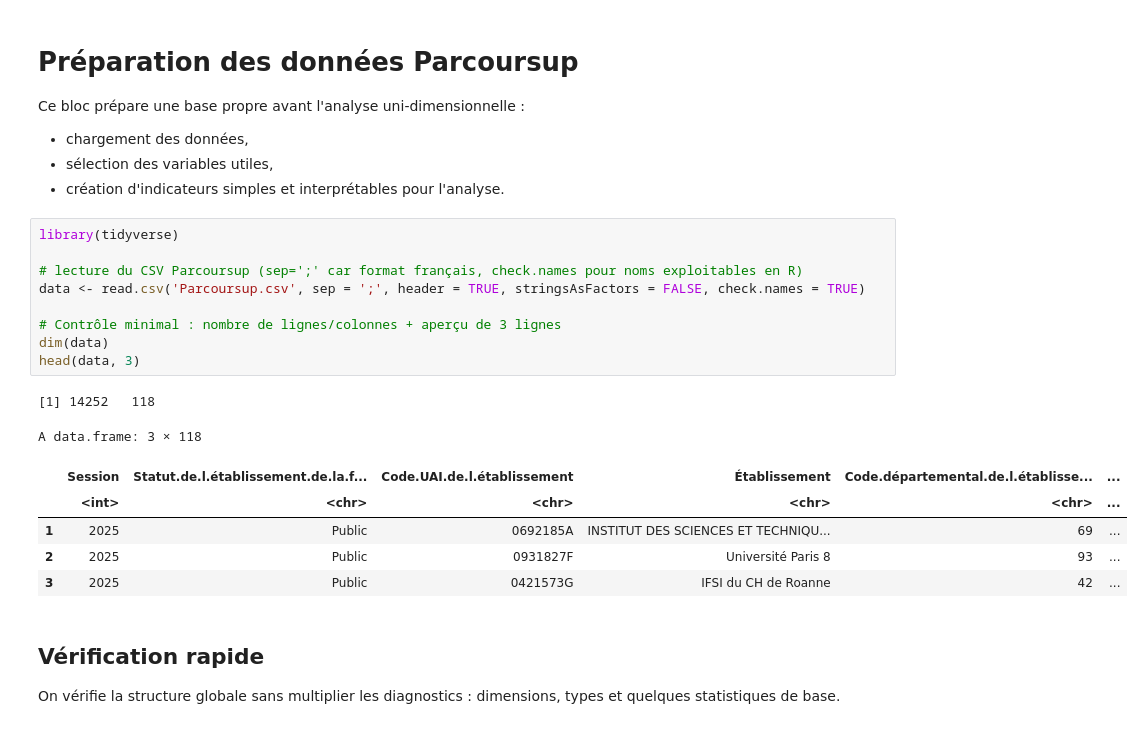
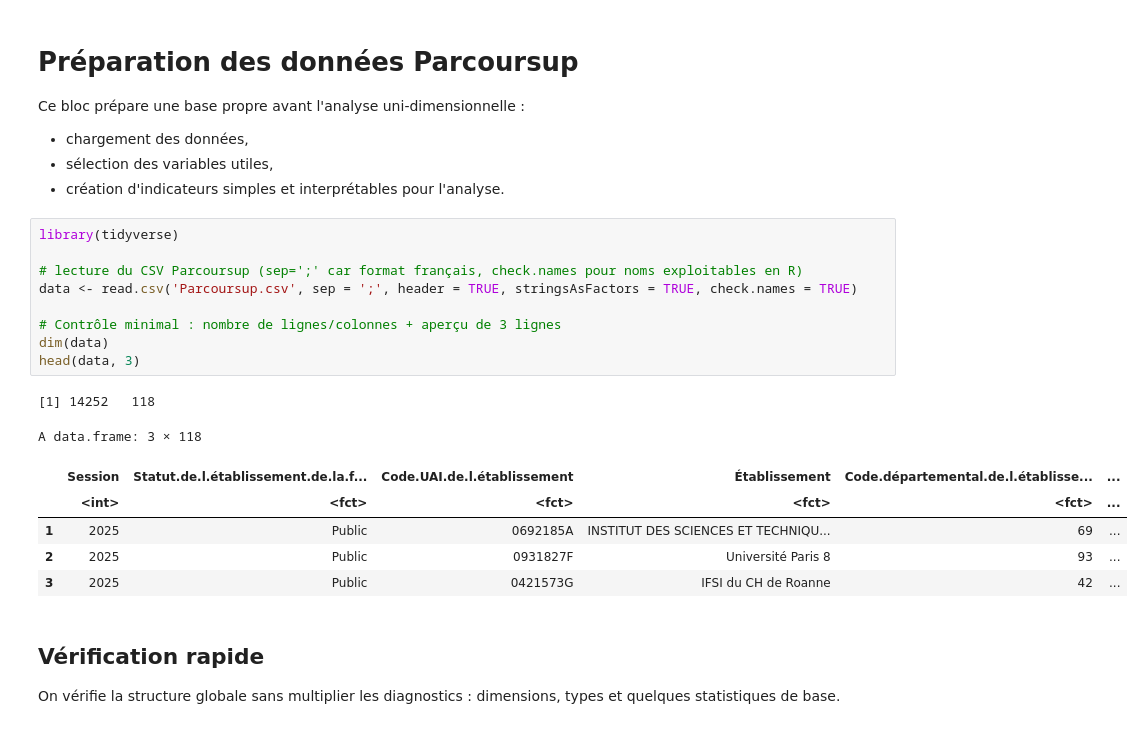
Before and after one commit to corentinbrand/Projet_analyse_de_donnees, a Jupyter notebook: brouillon.ipynb, the cells around one changed output. Cells and saved outputs as stored; diff of their text form.

```diff
--- a/brouillon.ipynb
+++ b/brouillon.ipynb
@@ -8,17 +8,17 @@ Ce bloc prépare une base propre avant l'analyse uni-dimensionnelle :
 # %%
 library(tidyverse)
 
 # lecture du CSV Parcoursup (sep=';' car format français, check.names pour noms exploitables en R)
-data <- read.csv('Parcoursup.csv', sep = ';', header = TRUE, stringsAsFactors = FALSE, check.names = TRUE)
+data <- read.csv('Parcoursup.csv', sep = ';', header = TRUE, stringsAsFactors = TRUE, check.names = TRUE)
 
 # Contrôle minimal : nombre de lignes/colonnes + aperçu de 3 lignes
 dim(data)
 head(data, 3)
 # %% [output]
 [1] 14252   118
 A data.frame: 3 × 118
 |  | Session | Statut.de.l.établissement.de.la.f... | Code.UAI.de.l.établissement | Établissement | Code.départemental.de.l.établisse... | ... |
-|  | <int> | <chr> | <chr> | <chr> | <chr> | ... |
+|  | <int> | <fct> | <fct> | <fct> | <fct> | ... |
 | 1 | 2025 | Public | 0692185A | INSTITUT DES SCIENCES ET TECHNIQU... | 69 | ... |
 | 2 | 2025 | Public | 0931827F | Université Paris 8 | 93 | ... |
 | 3 | 2025 | Public | 0421573G | IFSI du CH de Roanne | 42 | ... |
```
Also changed, not shown: parts of 17 cells of this notebook, 1 other file.
